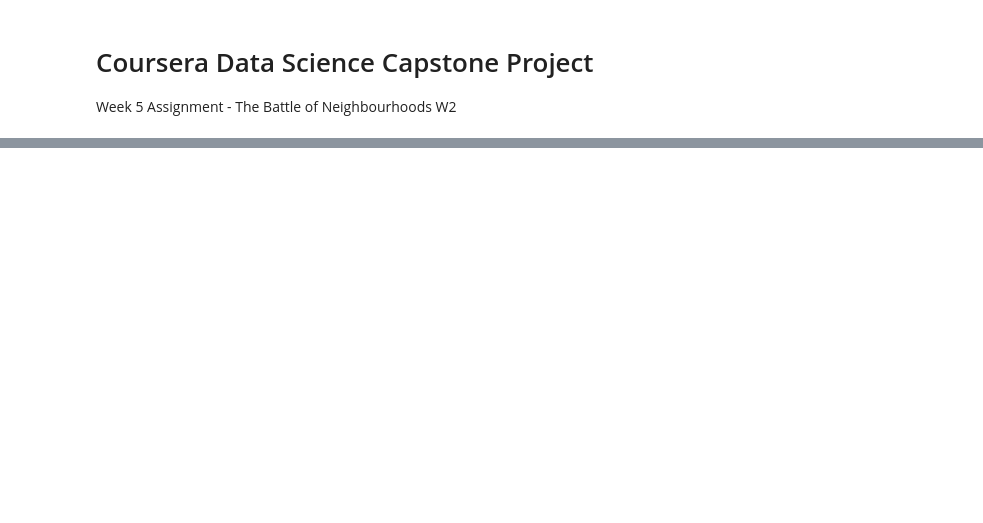
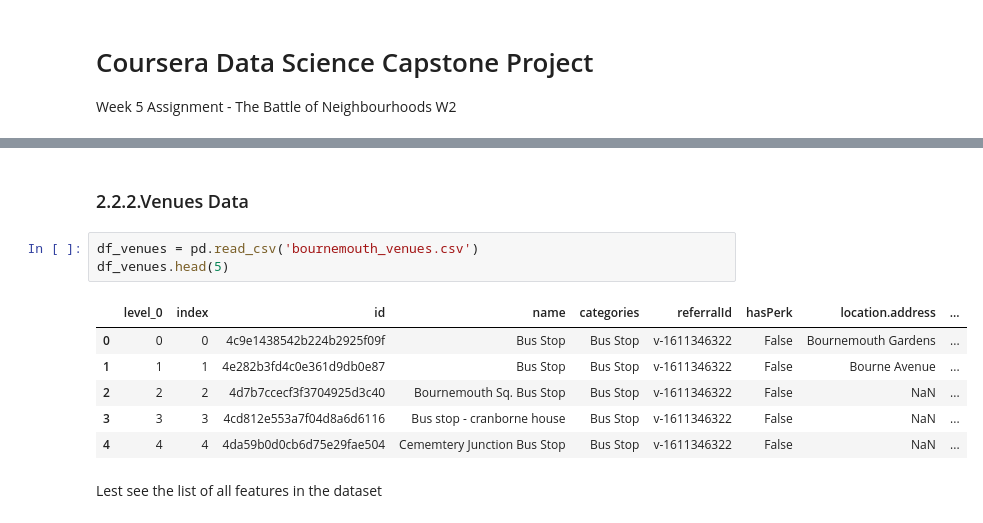
Before and after one commit to nardove/capstone-project, a Jupyter notebook: cp-notebook-week5.ipynb, the cells around one changed output, grey strips where cells are left out. Cells and saved outputs as stored; diff of their text form; blank space fills up the shorter version.

```diff
--- a/cp-notebook-week5.ipynb
+++ b/cp-notebook-week5.ipynb
@@ -97,0 +131,14 @@ Business Units rows: ['Total businesses', 'Wholesale, retail and repair', 'Const
+# %% [markdown]
+### 2.2.2.Venues Data
+# %%
+df_venues = pd.read_csv('bournemouth_venues.csv')
+df_venues.head(5)
+# %% [output]
+|  | level_0 | index | id | name | categories | referralId | hasPerk | location.address | ... |
+| 0 | 0 | 0 | 4c9e1438542b224b2925f09f | Bus Stop | Bus Stop | v-1611346322 | False | Bournemouth Gardens | ... |
+| 1 | 1 | 1 | 4e282b3fd4c0e361d9db0e87 | Bus Stop | Bus Stop | v-1611346322 | False | Bourne Avenue | ... |
+| 2 | 2 | 2 | 4d7b7ccecf3f3704925d3c40 | Bournemouth Sq. Bus Stop | Bus Stop | v-1611346322 | False | NaN | ... |
+| 3 | 3 | 3 | 4cd812e553a7f04d8a6d6116 | Bus stop - cranborne house | Bus Stop | v-1611346322 | False | NaN | ... |
+| 4 | 4 | 4 | 4da59b0d0cb6d75e29fae504 | Cememtery Junction Bus Stop | Bus Stop | v-1611346322 | False | NaN | ... |
+# %% [markdown]
+Lest see the list of all features in the dataset
```
Also changed, not shown: parts of 83 cells of this notebook, 6 other files.
